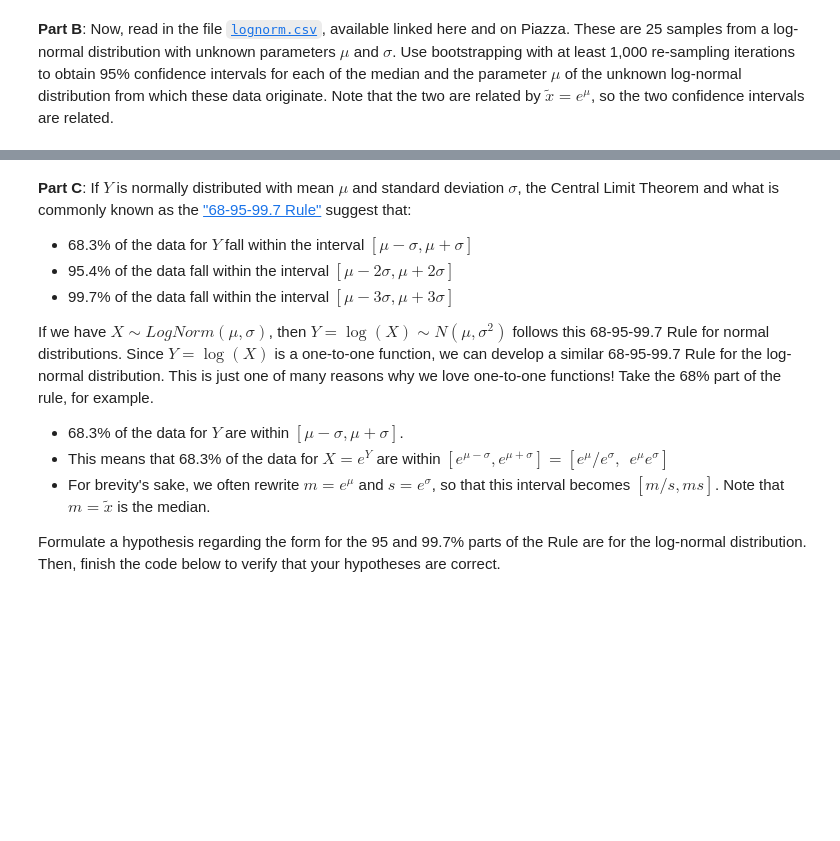
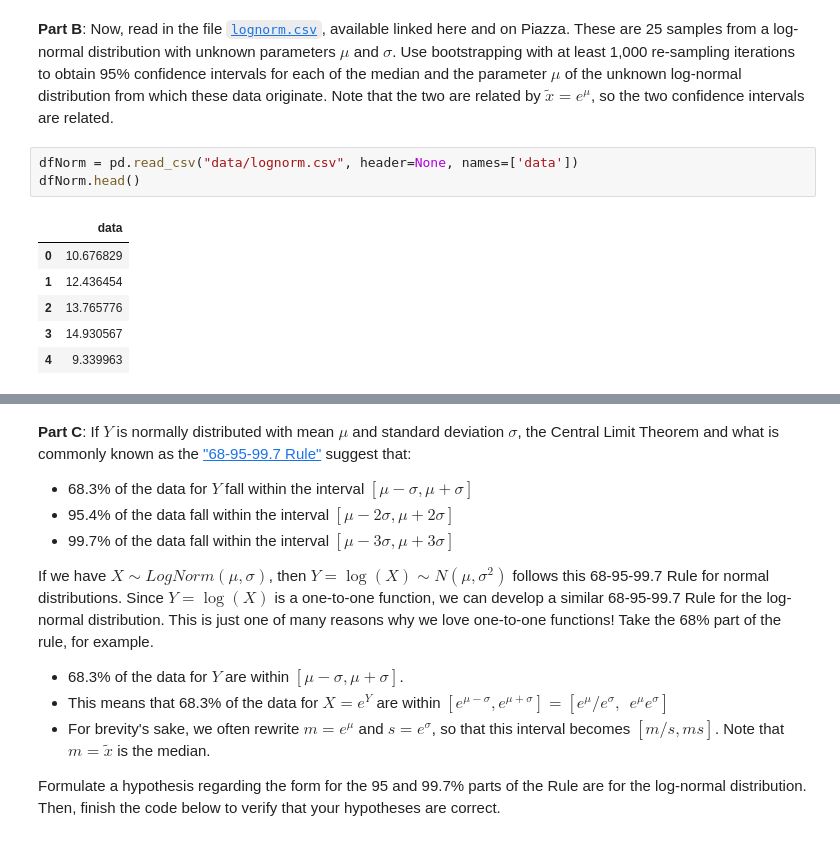
Before and after one commit to tannerbobak/csci3022, a Jupyter notebook: hmwk06_Bobak_Tanner.ipynb, the cells around one changed output, grey strips where cells are left out. Saved outputs shown, nothing was run; the diff lists cells and outputs as text; blank space fills up the shorter version.

```diff
--- a/hmwk06_Bobak_Tanner.ipynb
+++ b/hmwk06_Bobak_Tanner.ipynb
@@ -387,2 +656,12 @@ Thus, if you have a random variable $X \sim LogNorm(\mu, \sigma)$, the transform
 # %% [markdown]
 **Part B**: Now, read in the file [`lognorm.csv`](https://piazza.com/class_profile/get_resource/jhaqogsdelf76h/jja0n7bg98m66x), available linked here and on Piazza. These are 25 samples from a log-normal distribution with unknown parameters $\mu$ and $\sigma$. Use bootstrapping with at least 1,000 re-sampling iterations to obtain 95% confidence intervals for each of the median and the parameter $\mu$ of the unknown log-normal distribution from which these data originate. Note that the two are related by $\tilde{x} = e^{\mu}$, so the two confidence intervals are related.
+# %%
+dfNorm = pd.read_csv("data/lognorm.csv", header=None, names=['data'])
+dfNorm.head()
+# %% [output]
+|  | data |
+| 0 | 10.676829 |
+| 1 | 12.436454 |
+| 2 | 13.765776 |
+| 3 | 14.930567 |
+| 4 | 9.339963 |
```
Also changed, not shown: parts of 37 cells of this notebook, 2 other files.
